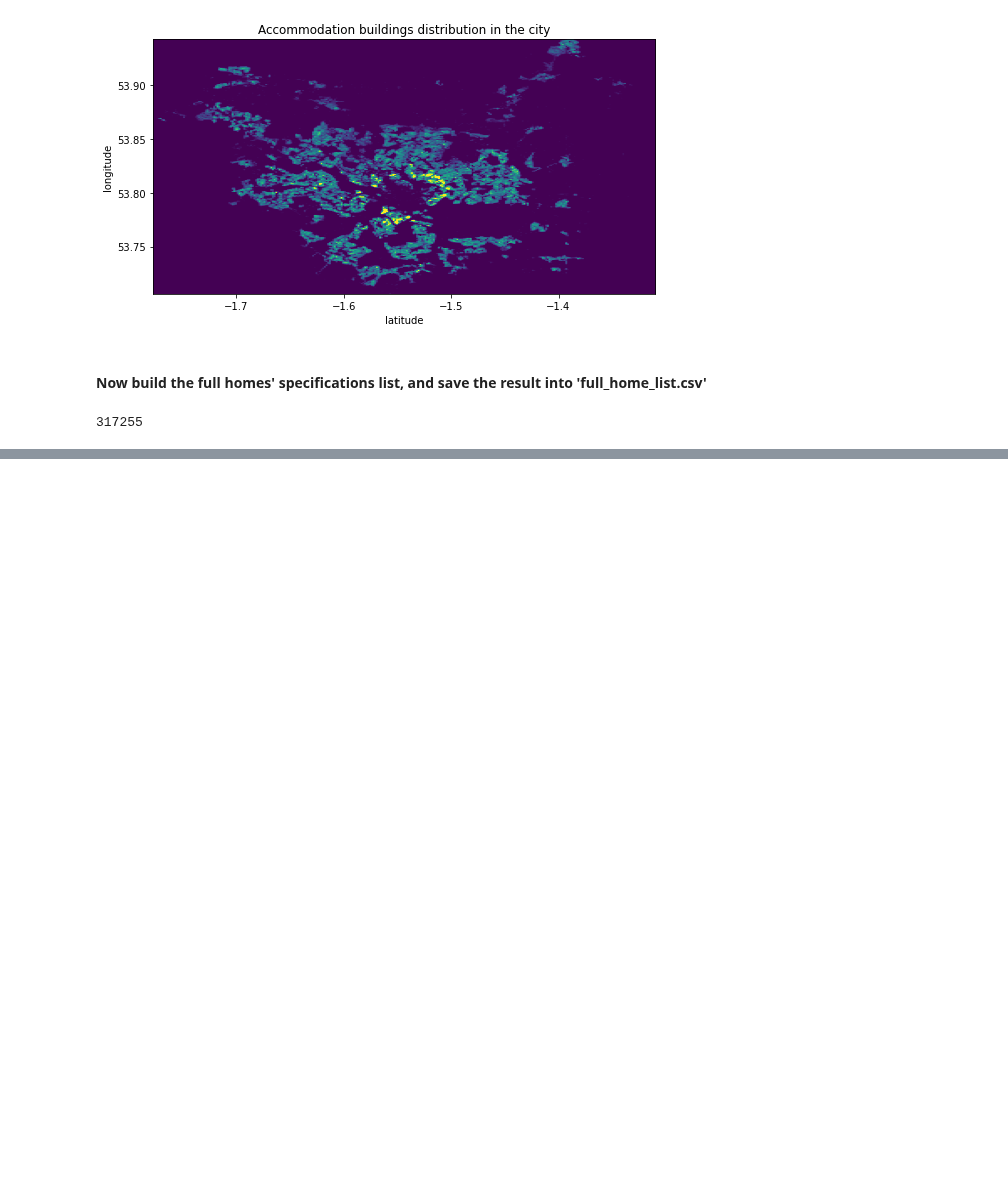
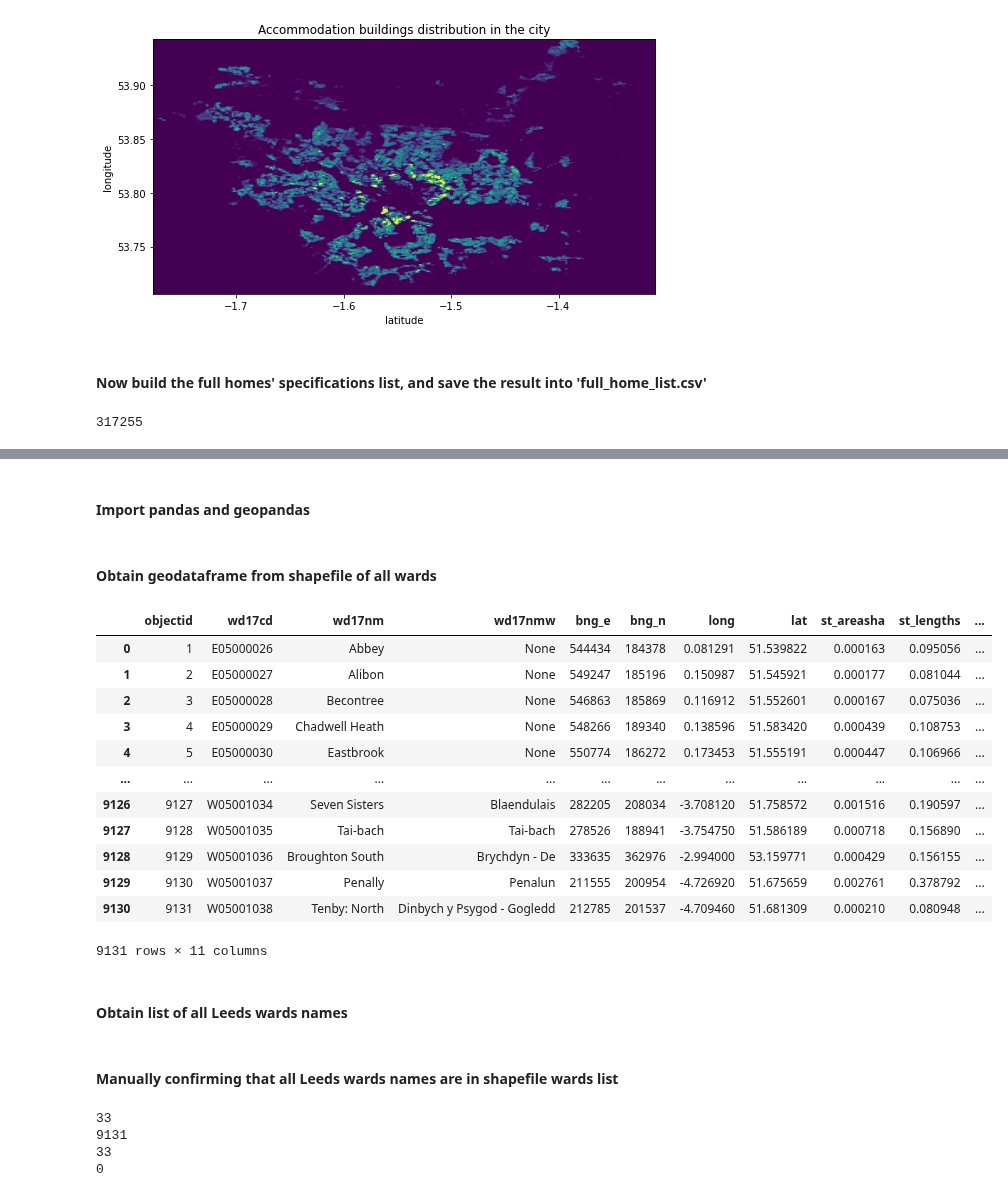
Before and after one commit to jeremy-large/CODiT, a Jupyter notebook: share/codit/notebooks/obtain_accommodation_coords.ipynb, the cells around one changed output, grey strips where cells are left out. Drawn from its saved outputs; the diff is of its cells as text; code cells hidden in the pictures; blank space fills up the shorter version.

```diff
--- a/share/codit/notebooks/obtain_accommodation_coords.ipynb
+++ b/share/codit/notebooks/obtain_accommodation_coords.ipynb
@@ -93,0 +94,2 @@ df_home_list
+# %% [markdown]
+#### Import pandas and geopandas
@@ -93,0 +99,2 @@ df_home_list
+# %% [markdown]
+#### Obtain geodataframe from shapefile of all wards
@@ -93,0 +105,18 @@ df_home_list
+# %%
+wards_shapes_gdf
+# %% [output]
+|  | objectid | wd17cd | wd17nm | wd17nmw | bng_e | bng_n | long | lat | st_areasha | st_lengths | ... |
+| 0 | 1 | E05000026 | Abbey | None | 544434 | 184378 | 0.081291 | 51.539822 | 0.000163 | 0.095056 | ... |
+| 1 | 2 | E05000027 | Alibon | None | 549247 | 185196 | 0.150987 | 51.545921 | 0.000177 | 0.081044 | ... |
+| 2 | 3 | E05000028 | Becontree | None | 546863 | 185869 | 0.116912 | 51.552601 | 0.000167 | 0.075036 | ... |
+| 3 | 4 | E05000029 | Chadwell Heath | None | 548266 | 189340 | 0.138596 | 51.583420 | 0.000439 | 0.108753 | ... |
+| 4 | 5 | E05000030 | Eastbrook | None | 550774 | 186272 | 0.173453 | 51.555191 | 0.000447 | 0.106966 | ... |
+| ... | ... | ... | ... | ... | ... | ... | ... | ... | ... | ... | ... |
+| 9126 | 9127 | W05001034 | Seven Sisters | Blaendulais | 282205 | 208034 | -3.708120 | 51.758572 | 0.001516 | 0.190597 | ... |
+| 9127 | 9128 | W05001035 | Tai-bach | Tai-bach | 278526 | 188941 | -3.754750 | 51.586189 | 0.000718 | 0.156890 | ... |
+| 9128 | 9129 | W05001036 | Broughton South | Brychdyn - De | 333635 | 362976 | -2.994000 | 53.159771 | 0.000429 | 0.156155 | ... |
+| 9129 | 9130 | W05001037 | Penally | Penalun | 211555 | 200954 | -4.726920 | 51.675659 | 0.002761 | 0.378792 | ... |
+| 9130 | 9131 | W05001038 | Tenby: North | Dinbych y Psygod - Gogledd | 212785 | 201537 | -4.709460 | 51.681309 | 0.000210 | 0.080948 | ... |
+9131 rows × 11 columns
+# %% [markdown]
+#### Obtain list of all Leeds wards names
@@ -93,0 +127,22 @@ df_home_list
+# %% [markdown]
+#### Manually confirming that all Leeds wards names are in shapefile wards list
+# %%
+wards_names = wards_shapes_gdf["wd17nm"].values
+type(wards_names)
+in_list = []
+out_list = []
+for wname in leeds_wards_names_list:
+    if wname in wards_names:
+        in_list.append(wname)
+    else:
+        out_list.append(wname)
+
+print(len(leeds_wards_names_list))
+print(len(wards_names))
+print(len(in_list))
+print(len(out_list))
+# %% [output]
+33
+9131
+33
+0
```
Also changed, not shown: parts of 29 cells of this notebook.
